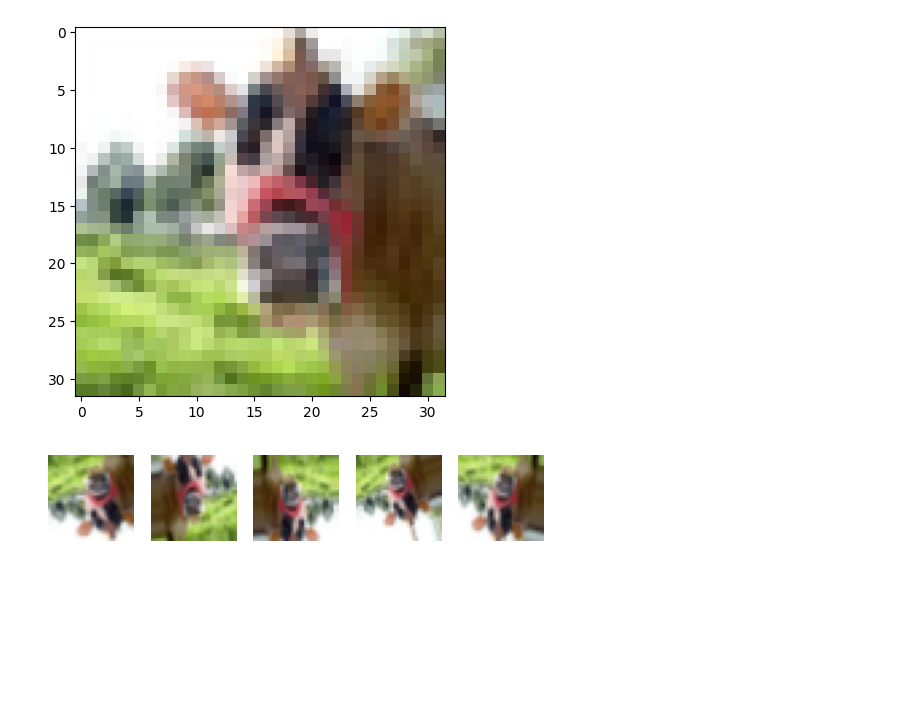
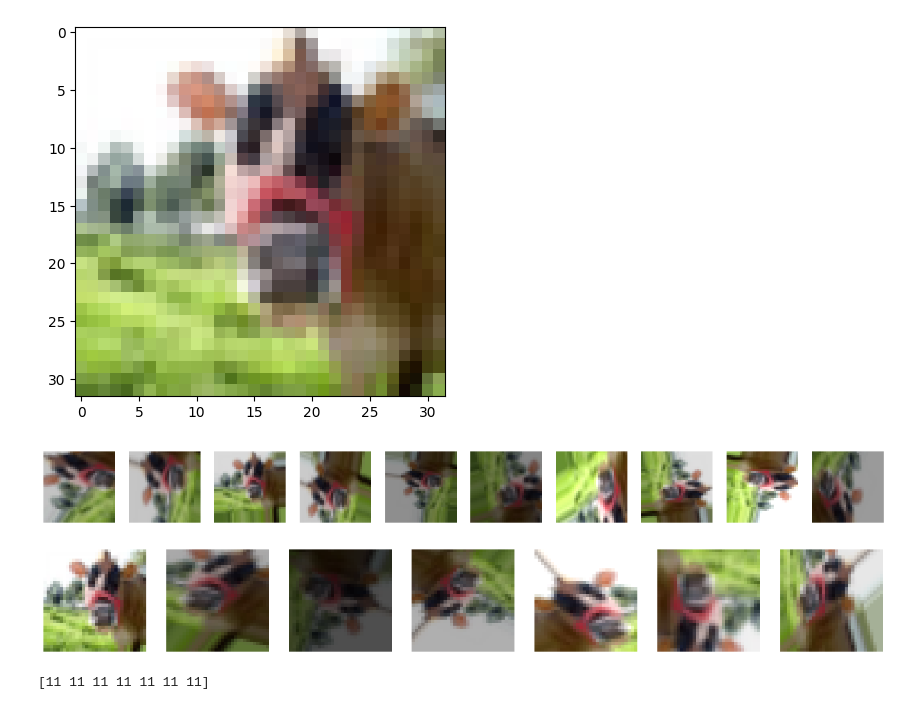
Before and after one commit to lneira19/NN-codes, a Jupyter notebook: testing/filesReading.ipynb, the cells around one changed output. Saved outputs shown, nothing was run; the diff lists cells and outputs as text; code cells hidden in the pictures; blank space fills up the shorter version.

Commit message:
Generated Data Augmentation.

```diff
--- a/testing/filesReading.ipynb
+++ b/testing/filesReading.ipynb
@@ -64,33 +64,86 @@ from tensorflow.keras.preprocessing.image import ImageDataGenerator
 # %%
 # Define the data augmentation parameters
 datagen = ImageDataGenerator(
-    rotation_range=20,
-    width_shift_range=0.1,
-    height_shift_range=0.1,
+    rotation_range=180,
+    width_shift_range=0.2,
+    height_shift_range=0.2,
     shear_range=0.2,
-    zoom_range=0.2,
+    zoom_range=0.4,
     horizontal_flip=True,
     vertical_flip=True,
-    fill_mode='nearest'
+    fill_mode='nearest',
+    brightness_range=[0.3,1.2]
 )
 
 # Load the original image
 img = x_train[0]
 
 # Reshape the image to a 4D tensor with shape (1, height, width, channels)
 img = img.reshape((1,) + img.shape)
 
 # Generate augmented images
 augmented_images = []
 for batch in datagen.flow(img, batch_size=1):
     augmented_images.append(batch[0])
-    if len(augmented_images) >= 5:
+    if len(augmented_images) >= 10:
         break  # Stop the loop after generating 5 augmented images
 
+fig = plt.figure(figsize=(20,5))
 for i, img in enumerate(augmented_images):
-    plt.subplot(1, 5, i+1)
-    plt.imshow(np.uint8(img))
-    plt.axis('off')
+    ax = fig.add_subplot(1, 10, i+1)
+    ax.imshow(np.uint8(img))
+    ax.axis('off')
 plt.show()
 # %% [output]
-[figure, old version]
+[figure, new version]
+# %%
+def dataAugmentation4Img(img,num_new_data):
+
+    """
+    Devuelve un array de '1+num_new_data' imágenes, siendo el primer elemento la imagen original.
+    """
+
+    datagen = ImageDataGenerator(
+        rotation_range=180,
+        width_shift_range=0.2,
+        height_shift_range=0.2,
+        shear_range=0.2,
+        zoom_range=0.4,
+        horizontal_flip=True,
+        vertical_flip=True,
+        fill_mode='nearest',
+        brightness_range=[0.3,1.5])
+
+    img = img.reshape((1,) + img.shape)
+
+    augmented_images = np.array(np.uint8([batch[0] for batch, iter in zip(datagen.flow(img, batch_size=1),np.arange(num_new_data))]))
+
+    augmented_images = np.concatenate((img, augmented_images), axis=0)
+
+    return augmented_images
+
+num_new_data = 6
+newdata = dataAugmentation4Img(x_train[0],num_new_data)
+
+fig = plt.figure(figsize=(20,5))
+for i, img in enumerate(newdata):
+    ax = fig.add_subplot(1, len(newdata), i+1)
+    ax.imshow(img)
+    ax.axis('off')
+plt.show()
+# %% [output]
+[figure, added]
+# %%
+def labels4dataAugmentation4Img(img_label,num_new_data):
+
+    """
+    Devuelve un array de '1+num_new_data' labels, siendo el primer elemento el label de la imagen original.
+    """
+
+    augmented_labels = np.array([img_label for i in np.arange(num_new_data+1)])
+
+    return augmented_labels
+
+print(labels4dataAugmentation4Img(y_train_coarse[0],num_new_data))
+# %% [output]
+[11 11 11 11 11 11 11]
```
Also changed, not shown: parts of 4 cells of this notebook, 2 other files.
